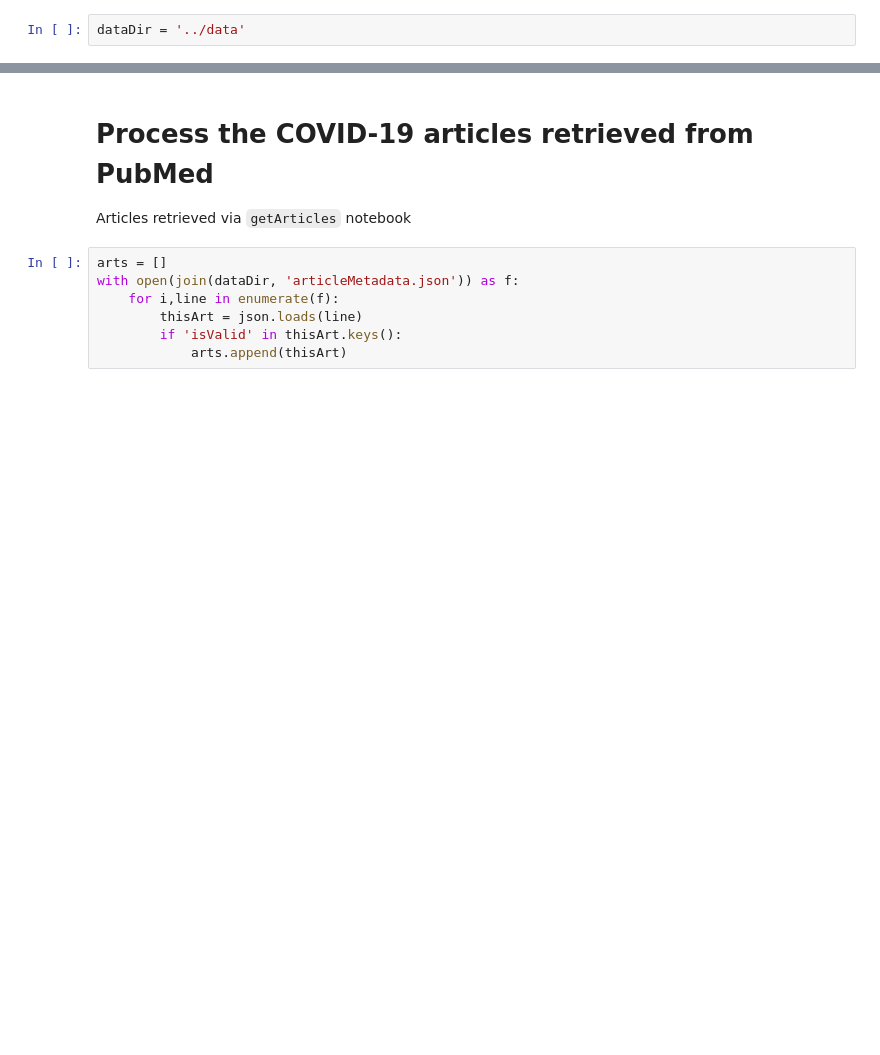
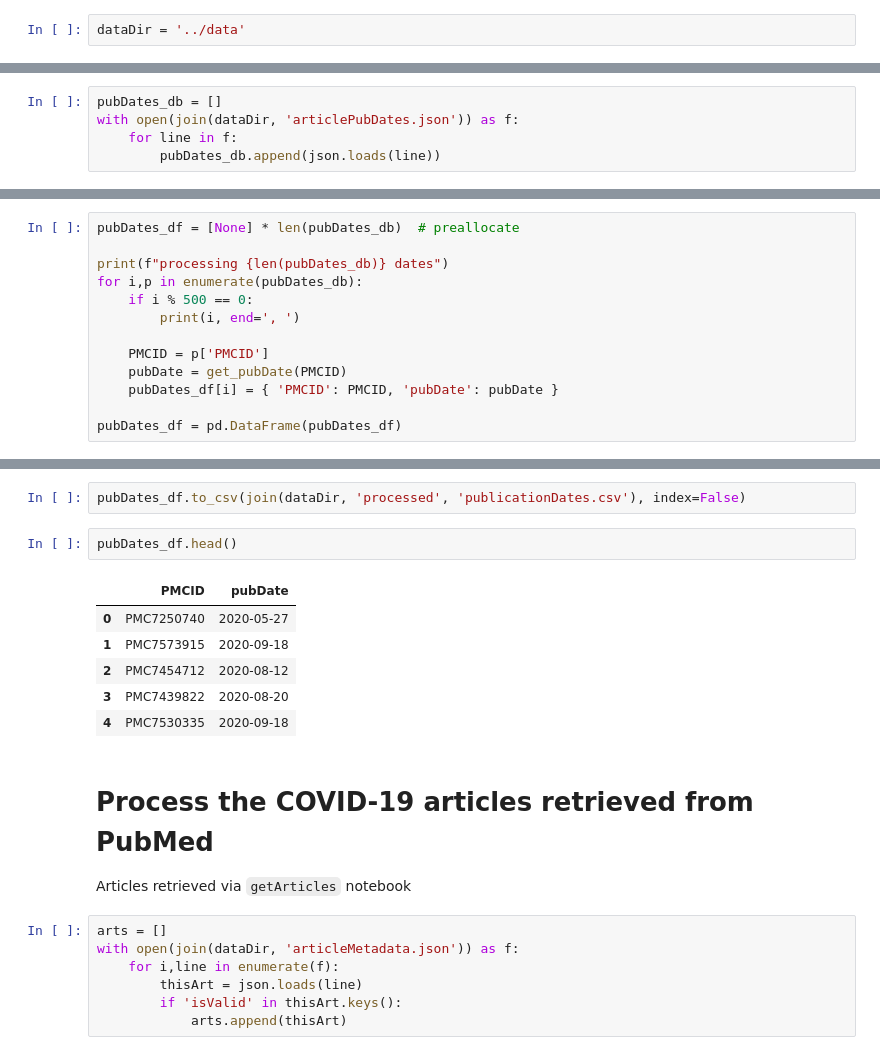
Before and after one commit to jeffmacinnes/COVID_vis, a Jupyter notebook: notebooks/collab_2_processArticles.ipynb, the cells around one changed output, grey strips where cells are left out. Saved outputs shown, nothing was run; the diff lists cells and outputs as text; blank space fills up the shorter version.

```diff
--- a/notebooks/collab_2_processArticles.ipynb
+++ b/notebooks/collab_2_processArticles.ipynb
@@ -14,0 +21,5 @@ dataDir = '../data'
+# %%
+pubDates_db = []
+with open(join(dataDir, 'articlePubDates.json')) as f:
+    for line in f:
+        pubDates_db.append(json.loads(line))
@@ -14,0 +70,13 @@ dataDir = '../data'
+# %%
+pubDates_df = [None] * len(pubDates_db)  # preallocate
+
+print(f"processing {len(pubDates_db)} dates")
+for i,p in enumerate(pubDates_db):
+    if i % 500 == 0:
+        print(i, end=', ')
+
+    PMCID = p['PMCID']
+    pubDate = get_pubDate(PMCID)
+    pubDates_df[i] = { 'PMCID': PMCID, 'pubDate': pubDate }
+
+pubDates_df = pd.DataFrame(pubDates_df)
@@ -15,3 +91,14 @@ dataDir = '../data'
+# %%
+pubDates_df.to_csv(join(dataDir, 'processed', 'publicationDates.csv'), index=False)
+# %%
+pubDates_df.head()
+# %% [output]
+|  | PMCID | pubDate |
+| 0 | PMC7250740 | 2020-05-27 |
+| 1 | PMC7573915 | 2020-09-18 |
+| 2 | PMC7454712 | 2020-08-12 |
+| 3 | PMC7439822 | 2020-08-20 |
+| 4 | PMC7530335 | 2020-09-18 |
 # %% [markdown]
 # Process the COVID-19 articles retrieved from PubMed
 
```
Also changed, not shown: parts of 15 cells of this notebook, 13 other files.
